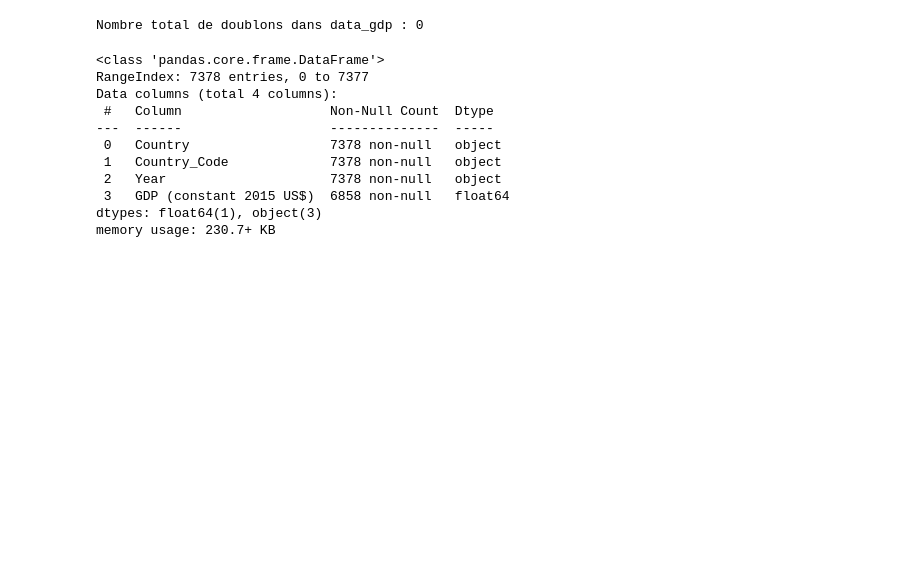
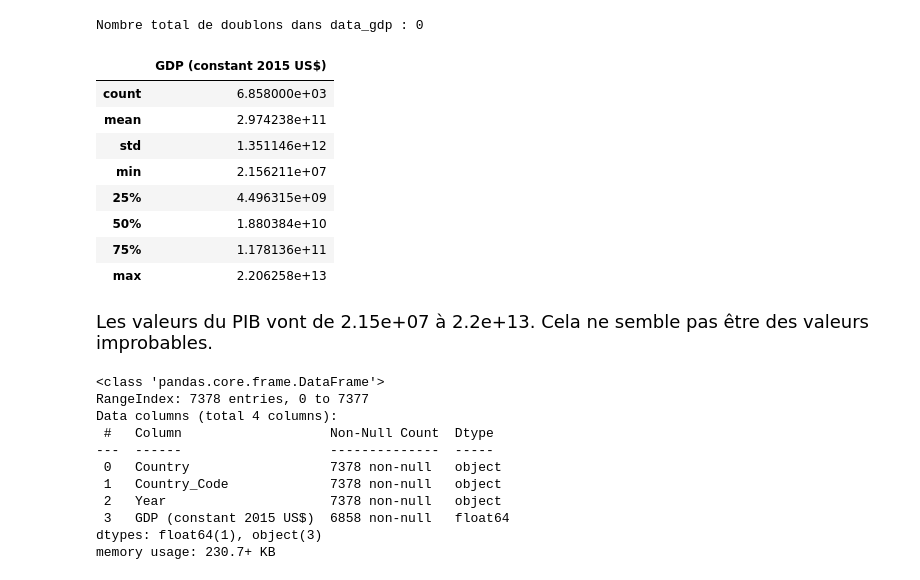
Before and after one commit to tziemiNgansop237/Projet_Python, a Jupyter notebook: src/Preparation_donnees.ipynb, the cells around one changed output. Cells and saved outputs as stored; diff of their text form; code cells hidden in the pictures; blank space fills up the shorter version.

```diff
--- a/src/Preparation_donnees.ipynb
+++ b/src/Preparation_donnees.ipynb
@@ -99,6 +95,21 @@ print("Nombre total de doublons dans data_gdp :",
       data_gdp[data_gdp.duplicated()].shape[0])
 # %% [output]
 Nombre total de doublons dans data_gdp : 0
+# %%
+# Description des données
+data_gdp.describe()
+# %% [output]
+|  | GDP (constant 2015 US$) |
+| count | 6.858000e+03 |
+| mean | 2.974238e+11 |
+| std | 1.351146e+12 |
+| min | 2.156211e+07 |
+| 25% | 4.496315e+09 |
+| 50% | 1.880384e+10 |
+| 75% | 1.178136e+11 |
+| max | 2.206258e+13 |
+# %% [markdown]
+<p style="line-height: 1.6; font-family: 'Serial', serif; font-size: 18px; ">Les valeurs du PIB vont de 2.15e+07 à 2.2e+13. Cela ne semble pas être des valeurs improbables.</p>
 # %%
 data_gdp.info()
 # %% [output]
```
Also changed, not shown: parts of 14 cells of this notebook, 1 other file.
